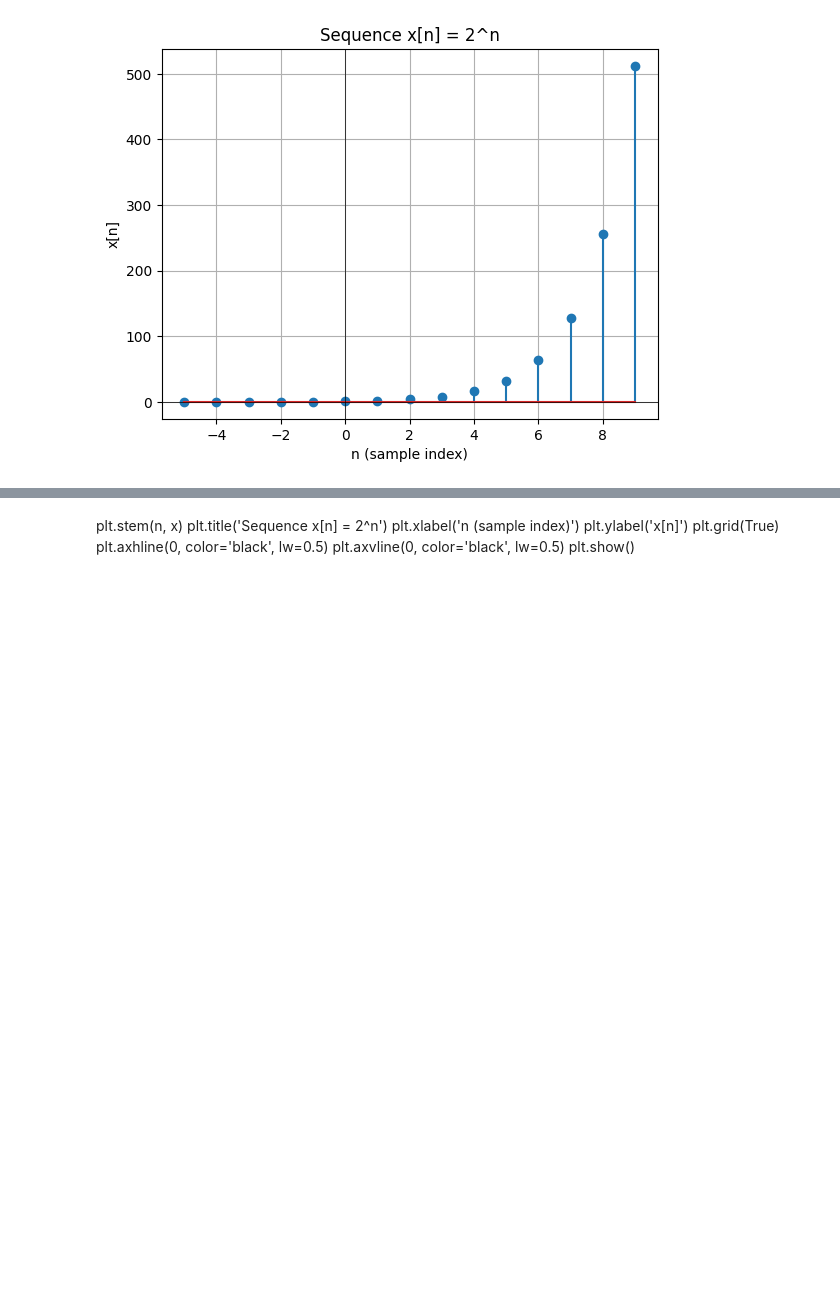
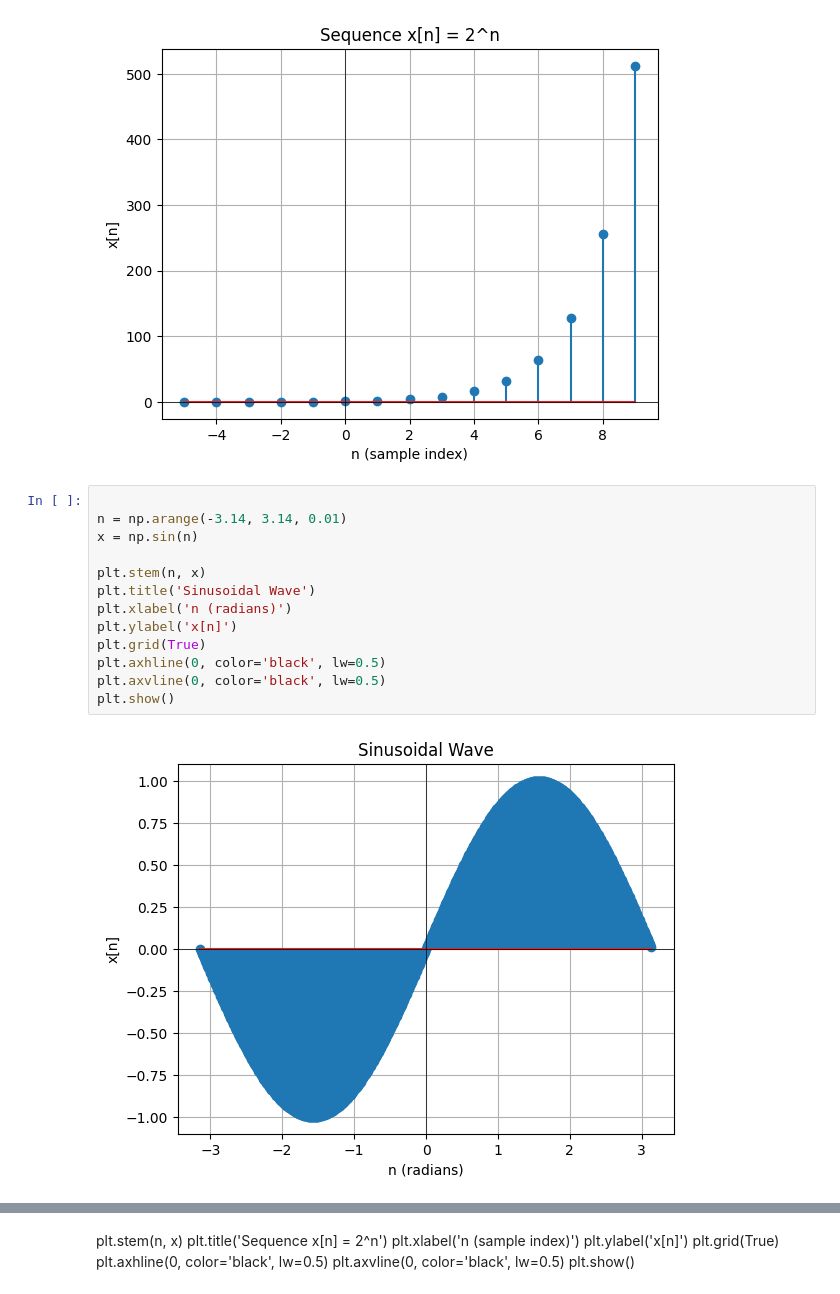
Before and after one commit to oscarbryan-magtibay/dspCPE4A2526, a Jupyter notebook: dspPython/activity.ipynb, the cells around one changed output, grey strips where cells are left out. Saved outputs shown, nothing was run; the diff lists cells and outputs as text; blank space fills up the shorter version.

Commit message:
August 13, 2025 - Sinusoidal Wave and natural Logarithmic Function

```diff
--- a/dspPython/activity.ipynb
+++ b/dspPython/activity.ipynb
@@ -22,3 +22,18 @@ plt.axvline(0, color='black', lw=0.5)
 plt.show()
 # %% [output]
 [figure]
+# %%
+
+n = np.arange(-3.14, 3.14, 0.01)
+x = np.sin(n)
+
+plt.stem(n, x)
+plt.title('Sinusoidal Wave')
+plt.xlabel('n (radians)')
+plt.ylabel('x[n]')
+plt.grid(True)
+plt.axhline(0, color='black', lw=0.5)
+plt.axvline(0, color='black', lw=0.5)
+plt.show()
+# %% [output]
+[figure, added]
```
Also changed, not shown: parts of 1 cell of this notebook.
